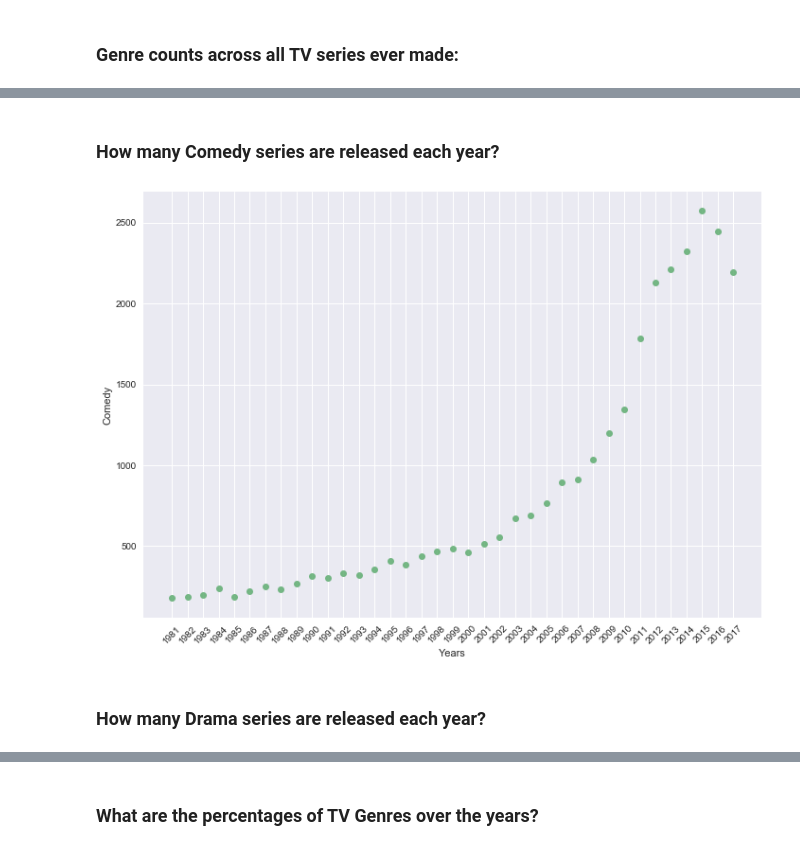
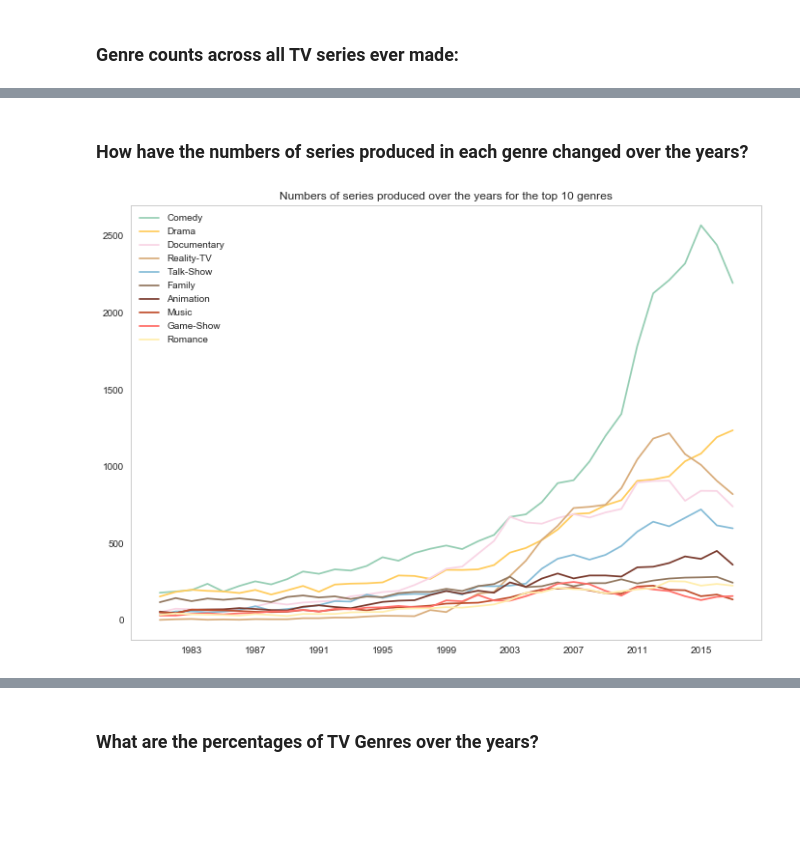
Before and after one commit to shuaibiyy/imdb, a Jupyter notebook: imdb.ipynb, the cells around one changed output, grey strips where cells are left out. Cells and saved outputs as stored; diff of their text form; code cells hidden in the pictures; blank space fills up the shorter version.

```diff
--- a/imdb.ipynb
+++ b/imdb.ipynb
@@ -192,24 +204,33 @@ Plot comedy across the years:
+# %% [markdown]
+### How have the numbers of series produced in each genre changed over the years?
 # %%
-def plot_genre(genre):
+sns.set_style("whitegrid", {'axes.grid' : False})
+
+def create_genre_df(genre):
   gs = []
   for j in genres_by_year:
     if genre in j[1] and int(j[0]) > 1980 and int(j[0]) < 2018:
       gs.append((j[0], j[1][genre]))
 
   sorted(gs, key=lambda x: int(x[0]))
 
   xs, ys = zip(*gs)
 
-  x, y = pd.Series(xs, name='Years'), pd.Series(ys, name=genre)
-  ax = sns.regplot(x=x, y=y, color='g', fit_reg=False)
+  df = pd.DataFrame({'Years': pd.Series(xs), genre: pd.Series(ys)})
+  df['Years'] = pd.to_datetime(df['Years'])
+  df = df.sort_values(by='Years')
 
-  for l in ax.get_xticklabels():
-    l.set_rotation(45)
+  return df
+
+dfs = [(genre, create_genre_df(genre)) for genre in top_10_genres]
+
+fig = plt.figure()
+
+for genre, frame in dfs:
+    plt.plot(frame['Years'], frame[genre], color = colors[genre])
+
+plt.legend()
+plt.title('Numbers of series produced over the years for the top 10 genres')
+plt.show()
+# %% [output]
+[figure, added]
-# %% [markdown]
-### How many Comedy series are released each year?
-# %%
-plot_genre('Comedy')
-# %% [output]
-[figure, removed]
-# %% [markdown]
-### How many Drama series are released each year?
```
Also changed, not shown: parts of 13 cells of this notebook.
